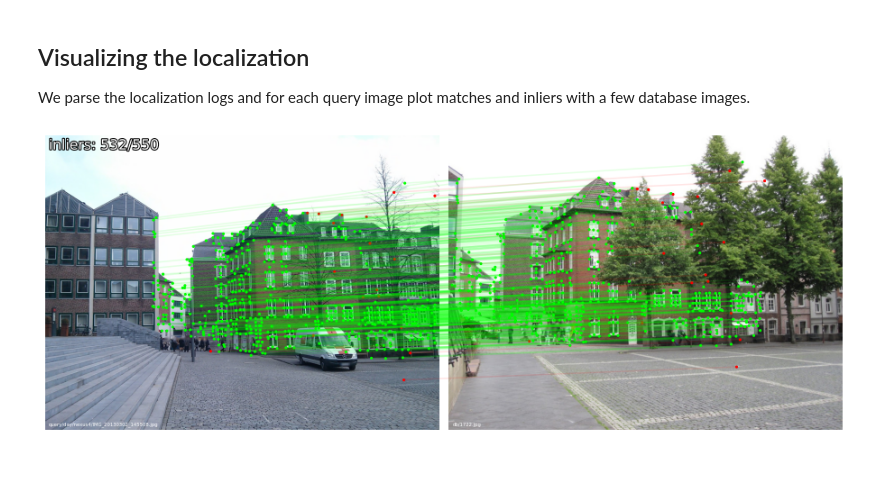
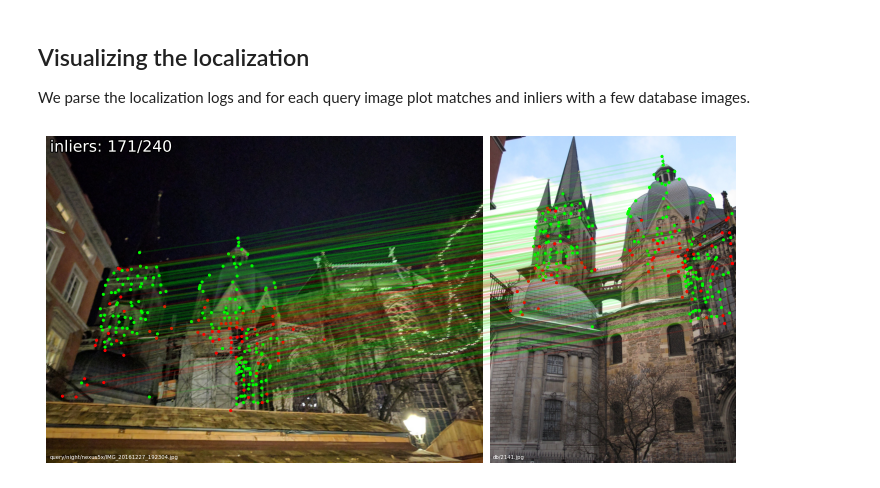
Before and after one commit to NguyenTuanMi/Hierarchical-Localization, a Jupyter notebook: pipeline_Matcher_Obtainer.ipynb, the cells around one changed output. Saved outputs shown, nothing was run; the diff lists cells and outputs as text; code cells hidden in the pictures.

Commit message:
feat: add a low resolution image matching example

```diff
--- a/pipeline_Matcher_Obtainer.ipynb
+++ b/pipeline_Matcher_Obtainer.ipynb
@@ -158,7 +156,6 @@ visualization.visualize_sfm_2d(reconstruction, images, n=1, color_by="depth")
 We parse the localization logs and for each query image plot matches and inliers with a few database images.
 # %%
 visualization.visualize_loc(
-    results, images, reconstruction, n=1, top_k_db=1, prefix=None, seed=2
-)
+    results, images, reconstruction, n=1, top_k_db=1, prefix=None, seed=2, selected=["query/night/nexus5x/IMG_20161227_192304.jpg"])
 # %% [output]
-[figure, old version]
+[figure, new version]
```
Also changed, not shown: parts of 6 cells of this notebook.
